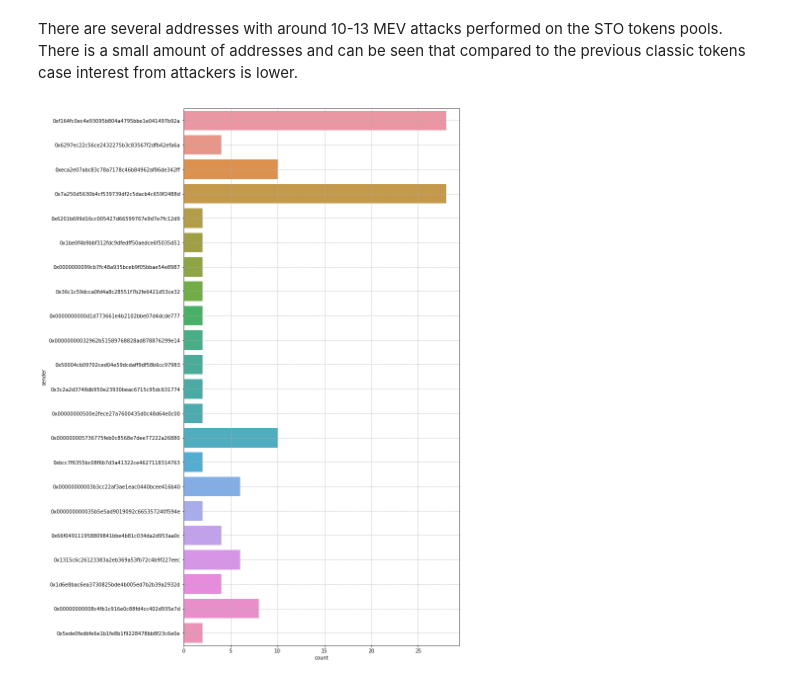
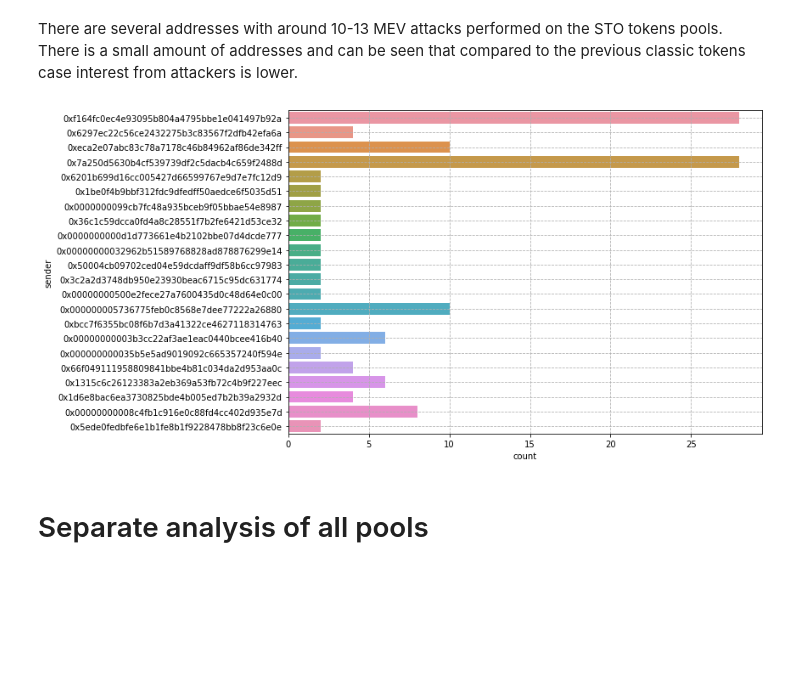
Before and after one commit to IX-Swap/data-science, a Jupyter notebook: simulations/uniswap_pools/sto_mevs_with_gas_analysis.ipynb, the cells around one changed output. Saved outputs shown, nothing was run; the diff lists cells and outputs as text; code cells hidden in the pictures; blank space fills up the shorter version.

Commit message:
MEV attacks analysis with different metrics, metrics collection scripts

```diff
--- a/simulations/uniswap_pools/sto_mevs_with_gas_analysis.ipynb
+++ b/simulations/uniswap_pools/sto_mevs_with_gas_analysis.ipynb
@@ -60,7 +61,6 @@ sto_pools_swaps_df = pd.concat(sto_pools_list)
 with open('sto_pools_mevs', 'rb') as f: mevs_transactions_list = pickle.load(f)
 
 mevs_df = pd.read_pickle('sto_pools_mevs_with_gas_df.pkl')
-mevs_df['txd'] = mevs_transactions_list
 mevs_df
 # %% [output]
 |  | txd | block | block_position | gas_usage_by_tx | ether_price | tx_fee |
@@ -391,9 +317,11 @@ median capitalization registered after 9-th position in the block = 348.66814553
 # %% [markdown]
 There are several addresses with around 10-13 MEV attacks performed on the STO tokens pools. There is a small amount of addresses and can be seen that compared to the previous classic tokens case interest from attackers is lower.
 # %%
-fig = plt.figure(figsize=(10, 20))
+fig = plt.figure(figsize=(10, 7))
 sns.countplot(y='sender', data=mevs_df)
 plt.grid(True, linestyle='--')
 plt.show()
 # %% [output]
-[figure, old version]
+[figure, new version]
+# %% [markdown]
+# Separate analysis of all pools
```
Also changed, not shown: parts of 181 cells of this notebook, 20 other files.
